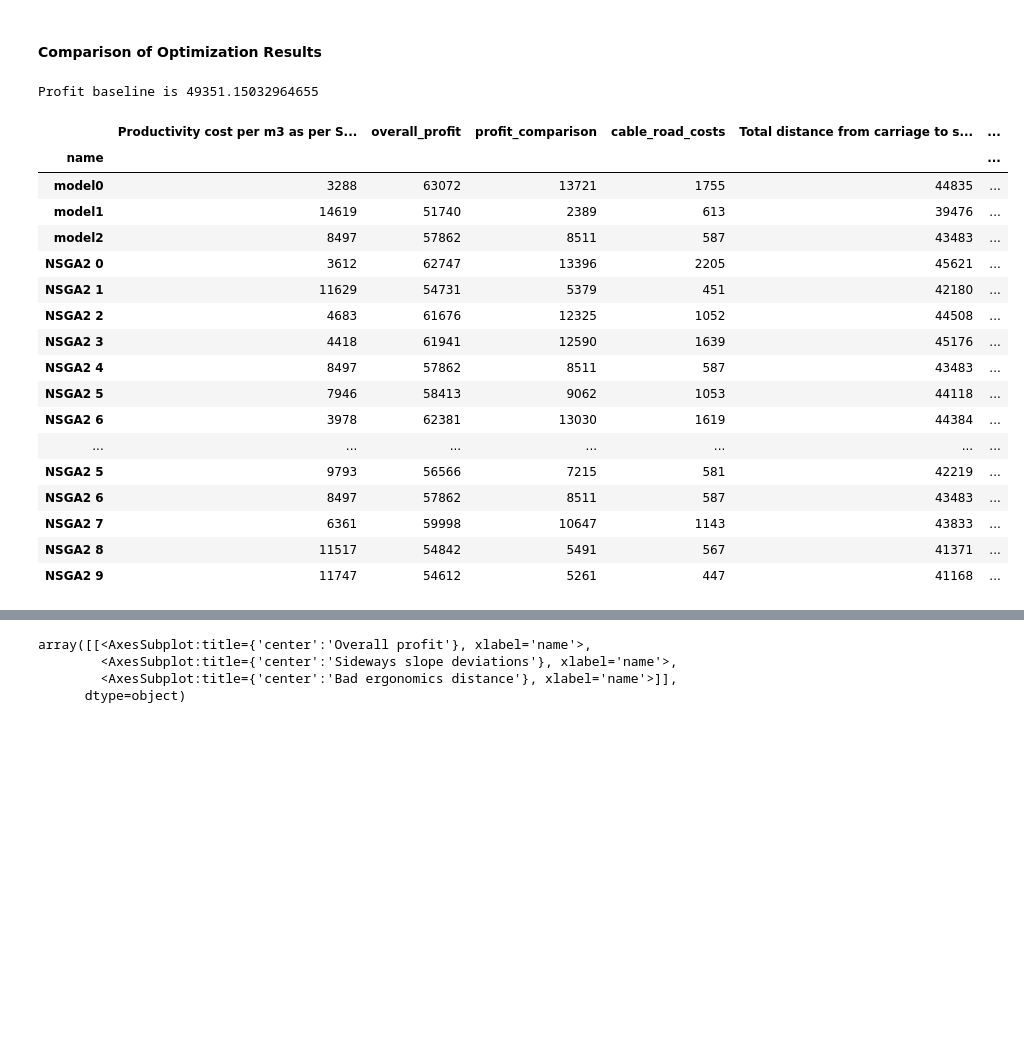
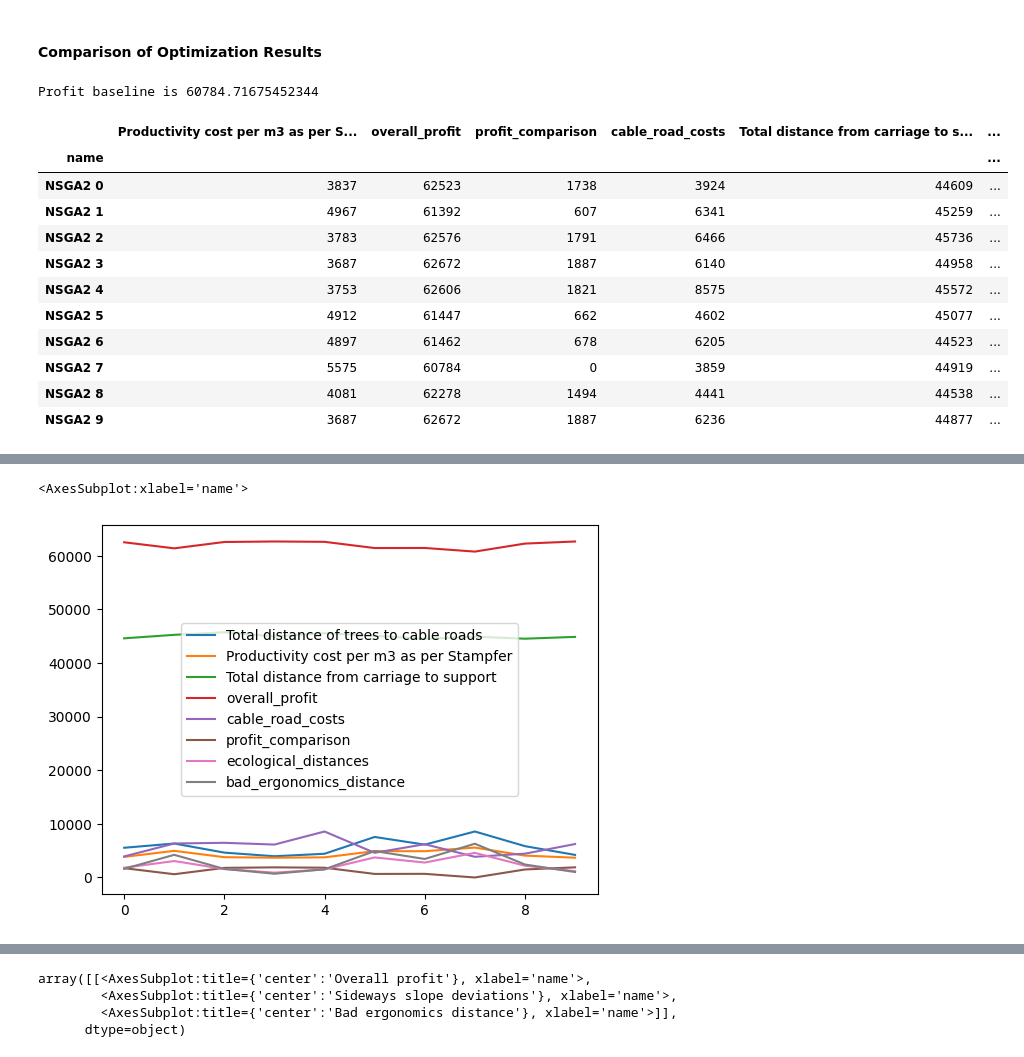
Before and after one commit to werzum/multi_objective_layout_optimization, a Jupyter notebook: 01_Notebooks/optimization.ipynb, the cells around one changed output, grey strips where cells are left out. Cells and saved outputs as stored; diff of their text form; code cells hidden in the pictures; blank space fills up the shorter version.

Commit message:
Finished broad rework of MOO classes and result objects, code runs through. However, NSGA results are not optimal and AUGMECON is infeasible

```diff
--- a/01_Notebooks/optimization.ipynb
+++ b/01_Notebooks/optimization.ipynb
@@ -53,9 +54,6 @@ line_gdf["line_cost"] = optimization_functions.compute_line_costs(
 harvesteable_trees_gdf["cubic_volume"] = optimization_functions.compute_tree_volume(
     bhd_series, height_series
 )
-harvesteable_trees_gdf["h"] = (
-    harvesteable_trees_gdf["h"].str.replace(",", ".").astype(float)
-)
 # %%
 line_gdf = line_gdf.iloc[0:10]
 harvesteable_trees_gdf = harvesteable_trees_gdf.iloc[0:100]
@@ -166,8 +167,8 @@ went from  516  to  465  trees
 # %% [markdown]
 #### <a id='toc1_1_1_3_'></a>[Single-Objective](#toc0_)
 # %%
-reload(optimization_functions)
-reload(classes)
+reload(optimization_compute_quantification)
+reload(classes_linear_optimization)
 # Lists to store the results
 optimization_result_list = []
 lscp_model_list = []
@@ -175,16 +176,15 @@ lscp_model_list = []
 for i in range(0, 3):
     print(f"Starting with objective {i}")
     # set up the model with firs the monetary objective (0), then sideways slope (1) and steep segments (2) as single objective
-    lscp_optimization = classes.optimization_object(
+    lscp_optimization = classes_linear_optimization.optimization_object_spopt(
         "Single Objective",
         line_gdf,
         harvesteable_trees_gdf,
         height_gdf,
-        slope_line,
         objective_to_select=i,
     )
     lscp_optimization.add_generic_vars_and_constraints()
-    lscp_optimization.add_single_objective()
+    lscp_optimization.add_single_objective_function()
     # and solve it
     lscp_optimization.solve()
     lscp_model_list.append(lscp_optimization)
@@ -281,11 +270,17 @@ array([18350.39700253,  8298.43327913, 35514.8715133 ,  6558.87601104,
 # %%
-reload(classes)
-reload(helper_functions)
+reload(classes_mo_optimization)
 len_x = len(res.X)
-
+optimization_result_list = []
 samples = 10
 for i in np.linspace(0, len_x - 1, samples).astype(int):
     optimization_result_list.append(
-        classes.optimization_result(res, line_gdf, i, False, "NSGA2 " + str(i))
+        classes_mo_optimization.pymoo_result(
+            res.problem,
+            res.X[i],
+            line_gdf,
+            client_range,
+            facility_range,
+            "NSGA2 " + str(i),
+        )
     )
 # %%
@@ -492,6 +454,8 @@ optimization_result_list = optimization_result_list + pareto_optimal_objects
 # %% [markdown]
 #### Comparison of Optimization Results
 # %%
+reload(classes_linear_optimization)
+
 tree_volumes_list = harvesteable_trees_gdf["cubic_volume"]
 (
     distance_tree_line,
@@ -500,58 +464,47 @@ tree_volumes_list = harvesteable_trees_gdf["cubic_volume"]
     harvesteable_trees_gdf, line_gdf
 )
 sample_model = lscp_model_list[0]
-reload(classes)
-reload(plotting_2d)
-import pandas as pd
 
-pd.options.plotting.backend = "hvplot"
-
-results_df = plotting_2d.model_results_comparison(
+results_df = classes_linear_optimization.model_results_comparison(
     optimization_result_list,
     line_gdf,
-    sample_model.aij,
+    sample_model.distance_tree_line,
     distance_carriage_support,
     sample_model.productivity_cost,
     tree_volumes_list,
-    sample_model.sideways_slope_deviations_per_cable_road,
-    sample_model.ergonomic_penalty_lateral_distances,
 )
+
+results_df.plot()
 
 results_df[results_df.columns[:6]] = results_df[results_df.columns[:6]].astype(int)
 results_df[results_df.columns[7:]] = results_df[results_df.columns[7:]].astype(int)
 results_df = results_df.reindex(
     columns=[
         "name",
         "Productivity cost per m3 as per Stampfer",
         "overall_profit",
         "profit_comparison",
         "cable_road_costs",
         "Total distance from carriage to support",
         "Total distance of trees to cable roads",
         "sideways_slope_deviations",
         "bad_ergonomics_distance",
     ]
 )
 results_df.set_index("name", inplace=True)
 display(results_df)
 results_df.plot()
 # %% [output]
-Profit baseline is 49351.15032964655
+Profit baseline is 60784.71675452344
 |  | Productivity cost per m3 as per S... | overall_profit | profit_comparison | cable_road_costs | Total distance from carriage to s... | ... |
 | name |  |  |  |  |  | ... |
-| model0 | 3288 | 63072 | 13721 | 1755 | 44835 | ... |
-| model1 | 14619 | 51740 | 2389 | 613 | 39476 | ... |
-| model2 | 8497 | 57862 | 8511 | 587 | 43483 | ... |
-| NSGA2 0 | 3612 | 62747 | 13396 | 2205 | 45621 | ... |
-| NSGA2 1 | 11629 | 54731 | 5379 | 451 | 42180 | ... |
-| NSGA2 2 | 4683 | 61676 | 12325 | 1052 | 44508 | ... |
-| NSGA2 3 | 4418 | 61941 | 12590 | 1639 | 45176 | ... |
-| NSGA2 4 | 8497 | 57862 | 8511 | 587 | 43483 | ... |
-| NSGA2 5 | 7946 | 58413 | 9062 | 1053 | 44118 | ... |
-| NSGA2 6 | 3978 | 62381 | 13030 | 1619 | 44384 | ... |
-| ... | ... | ... | ... | ... | ... | ... |
-| NSGA2 5 | 9793 | 56566 | 7215 | 581 | 42219 | ... |
-| NSGA2 6 | 8497 | 57862 | 8511 | 587 | 43483 | ... |
-| NSGA2 7 | 6361 | 59998 | 10647 | 1143 | 43833 | ... |
-| NSGA2 8 | 11517 | 54842 | 5491 | 567 | 41371 | ... |
-| NSGA2 9 | 11747 | 54612 | 5261 | 447 | 41168 | ... |
+| NSGA2 0 | 3837 | 62523 | 1738 | 3924 | 44609 | ... |
+| NSGA2 1 | 4967 | 61392 | 607 | 6341 | 45259 | ... |
+| NSGA2 2 | 3783 | 62576 | 1791 | 6466 | 45736 | ... |
+| NSGA2 3 | 3687 | 62672 | 1887 | 6140 | 44958 | ... |
+| NSGA2 4 | 3753 | 62606 | 1821 | 8575 | 45572 | ... |
+| NSGA2 5 | 4912 | 61447 | 662 | 4602 | 45077 | ... |
+| NSGA2 6 | 4897 | 61462 | 678 | 6205 | 44523 | ... |
+| NSGA2 7 | 5575 | 60784 | 0 | 3859 | 44919 | ... |
+| NSGA2 8 | 4081 | 62278 | 1494 | 4441 | 44538 | ... |
+| NSGA2 9 | 3687 | 62672 | 1887 | 6236 | 44877 | ... |
@@ -558,0 +511,2 @@ Profit baseline is 49351.15032964655
+<AxesSubplot:xlabel='name'>
+[figure, added]
```
Also changed, not shown: parts of 16 cells of this notebook, 7 other files.
